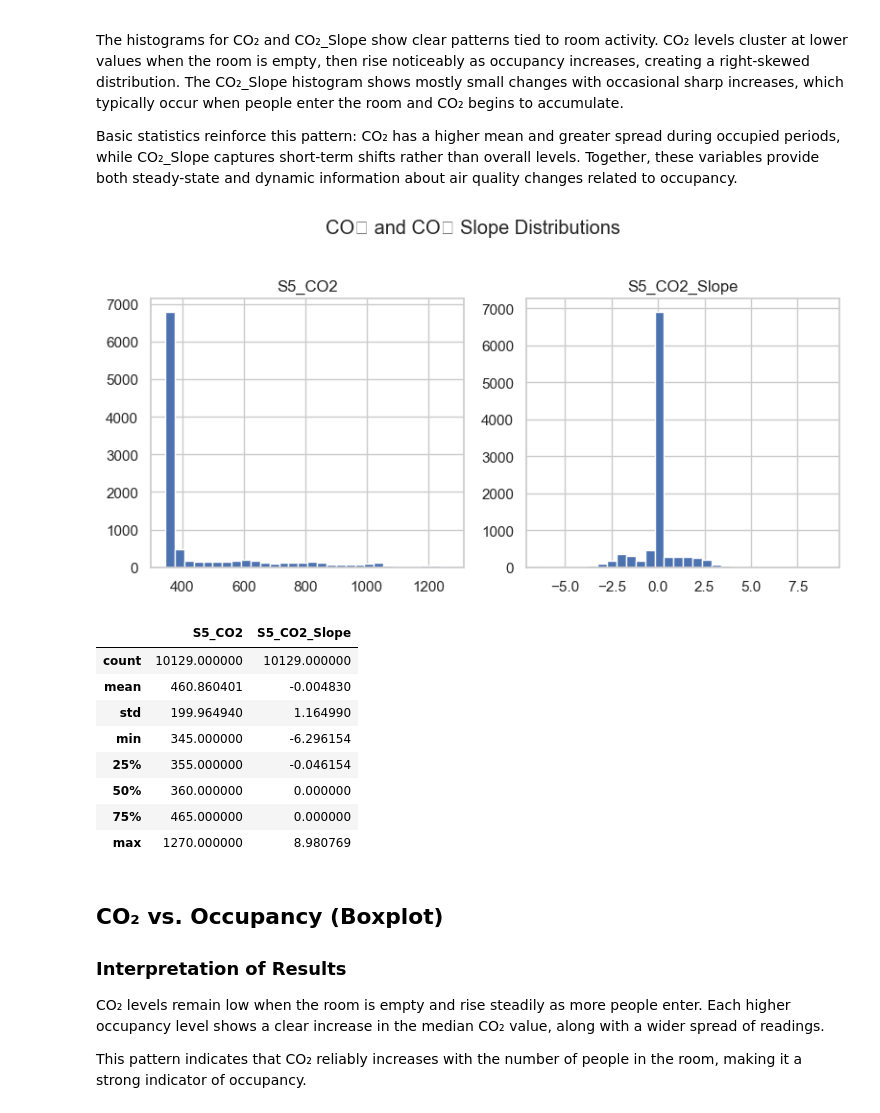
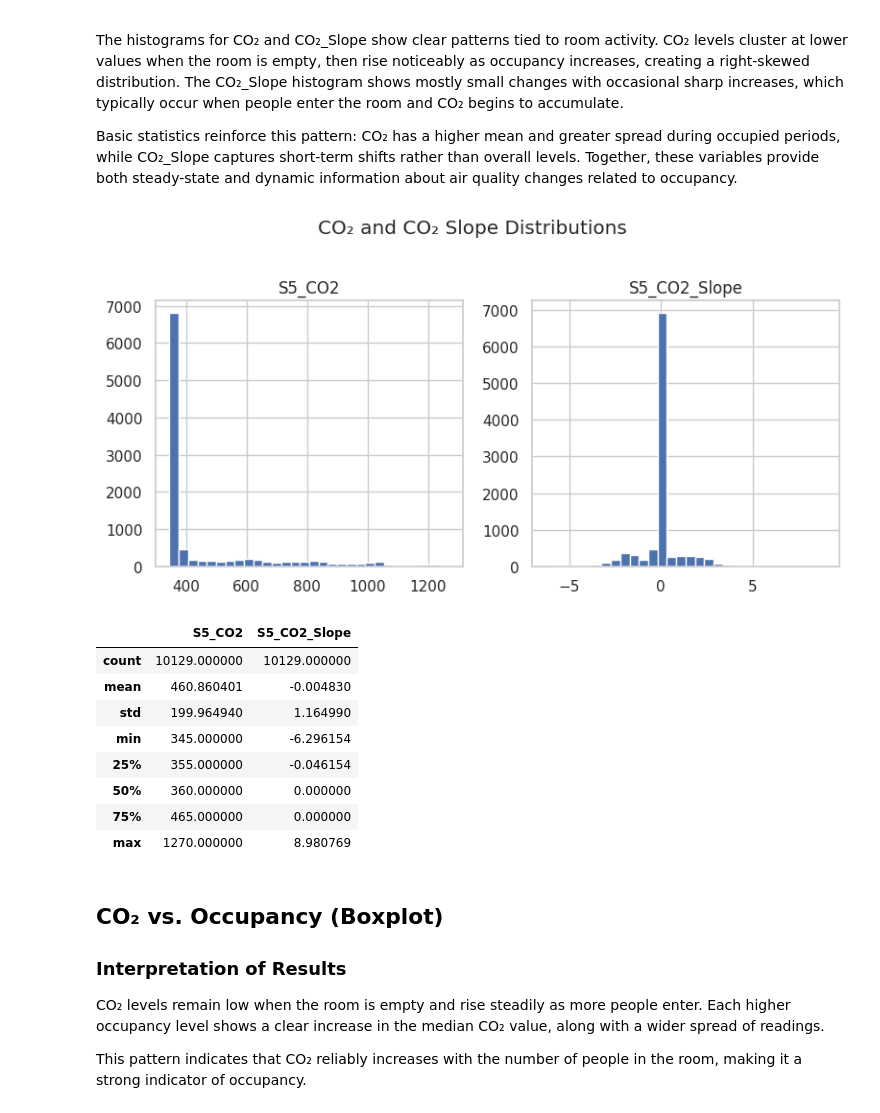
Before and after one commit to masondelan/ADS502_FinalProject, a Jupyter notebook: notebooks/data_load_and_eda.ipynb, the cells around one changed output. Cells and saved outputs as stored; diff of their text form; code cells hidden in the pictures.

```diff
--- a/notebooks/data_load_and_eda.ipynb
+++ b/notebooks/data_load_and_eda.ipynb
@@ -241,15 +240,15 @@ The histograms for CO₂ and CO₂_Slope show clear patterns tied to room activi
 Basic statistics reinforce this pattern: CO₂ has a higher mean and greater spread during occupied periods, while CO₂_Slope captures short-term shifts rather than overall levels. Together, these variables provide both steady-state and dynamic information about air quality changes related to occupancy.
 # %%
 co2_cols = ["S5_CO2", "S5_CO2_Slope"]
-
+plt.rcParams['font.family'] = 'DejaVu Sans'
 df[co2_cols].hist(figsize=(8, 4), bins=30)
 plt.suptitle("CO₂ and CO₂ Slope Distributions", y=1.02)
 plt.tight_layout()
 plt.show()
 
 df[co2_cols].describe()
 # %% [output]
-[figure, old version]
+[figure, new version]
 |  | S5_CO2 | S5_CO2_Slope |
 | count | 10129.000000 | 10129.000000 |
 | mean | 460.860401 | -0.004830 |
```
Also changed, not shown: parts of 9 cells of this notebook.
